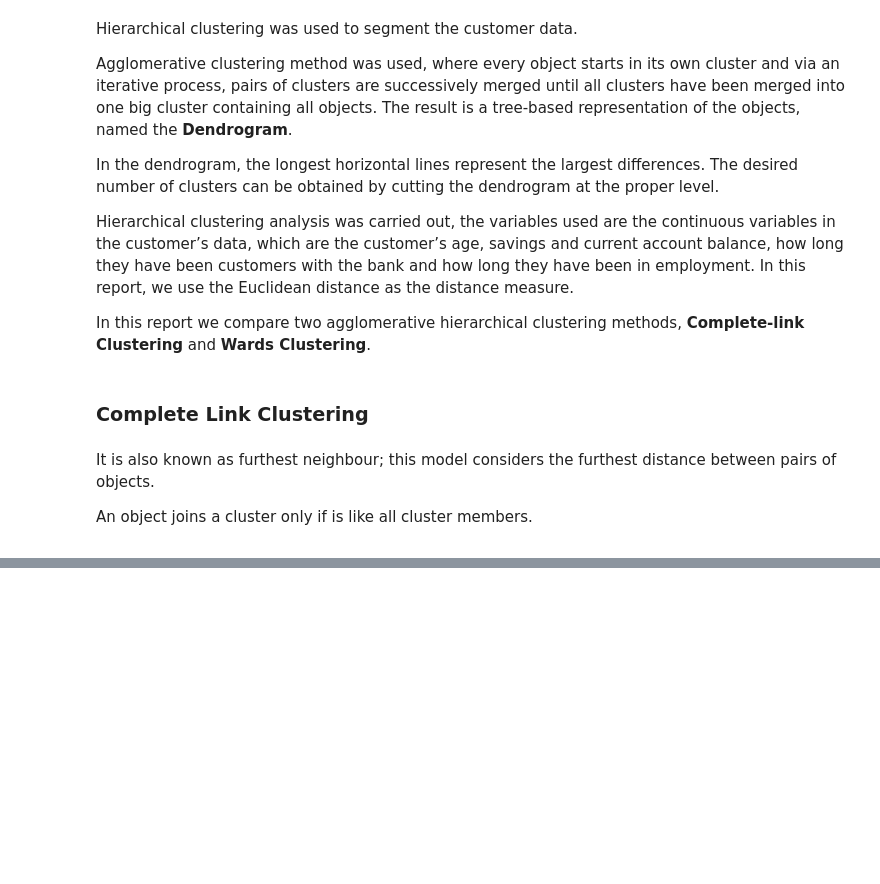
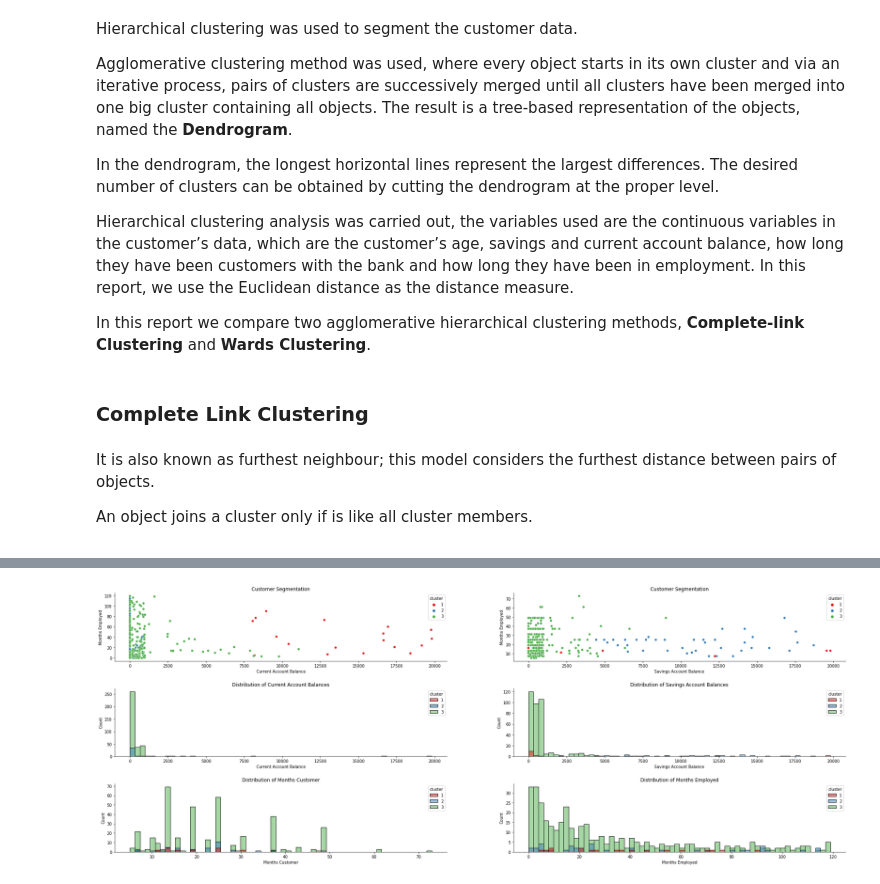
Before and after one commit to ehadsaloF/Customer-Segmentation, a Jupyter notebook: Customer_Segmentation.ipynb, the cells around one changed output, grey strips where cells are left out. Drawn from its saved outputs; the diff is of its cells as text; code cells hidden in the pictures; blank space fills up the shorter version.

```diff
--- a/Customer_Segmentation.ipynb
+++ b/Customer_Segmentation.ipynb
@@ -606,0 +605,18 @@ plt.show()
+# %%
+
+# Cut the dendrogram to obtain the desired number of clusters
+threshold = 6.5
+clusters = fcluster(Z, t=threshold, criterion='distance')
+
+# n_clusters = 5
+# clusters = pd.Series(
+#     pd.cut(
+#         np.arange(X.shape[0]),
+#         n_clusters,
+#         labels=False
+#     )
+# )
+
+# # Add the cluster labels to the original DataFrame
+df['cluster'] = clusters
+print('There are ' + str(len(df['cluster'].value_counts())) + ' clusters')
@@ -606,0 +732,75 @@ plt.show()
+# %%
+# Create a figure with two subplots
+fig, axes = plt.subplots(ncols=2,nrows=3, figsize=(33, 12))
+
+# Create a scatter plot for current account balances by Months Employed
+sns.scatterplot(data=df, x='Current Account', y='Months Employed', hue='cluster', ax = axes[0,0], palette='Set1')
+axes[0,0].set_xlabel('Current Account Balance')
+axes[0,0].set_ylabel('Months Employed')
+axes[0,0].set_title('Customer Segmentation')
+
+
+axes[0,0].spines['top'].set_visible(False)
+axes[0,0].spines['right'].set_visible(False)
+
+# Create a scatter plot for savings account balances by Months Customer
+sns.scatterplot(data=df, x='Savings Account', y='Months Customer', hue='cluster', ax = axes[0,1], palette='Set1')
+axes[0,1].set_xlabel('Savings Account Balance')
+axes[0,1].set_ylabel('Months Employed')
+axes[0,1].set_title('Customer Segmentation')
+
+
+axes[0,1].spines['top'].set_visible(False)
+axes[0,1].spines['right'].set_visible(False)
+
+
+# Create a histogram of current account balances
+sns.histplot(data=df, x='Current Account', bins=60, hue='cluster', ax=axes[1,0], palette = 'Set1')
+axes[1,0].set_title('Distribution of Current Account Balances')
+axes[1,0].set_xlabel('Current Account Balance')
+axes[1,0].set_ylabel('Count')
+
+axes[1,0].spines['top'].set_visible(False)
+axes[1,0].spines['right'].set_visible(False)
+
+
+
+# Create a histogram of Savings Account balances
+sns.histplot(data=df, x='Savings Account', bins=60, hue='cluster', ax=axes[1,1], palette = 'Set1')
+axes[1,1].set_title('Distribution of Savings Account Balances')
+axes[1,1].set_xlabel('Savings Account Balance')
+axes[1,1].set_ylabel('Count')
+
+axes[1,1].spines['top'].set_visible(False)
+axes[1,1].spines['right'].set_visible(False)
+
+
+
+# Create a histogram of Months Customer
+sns.histplot(data=df, x='Months Customer', bins=60, hue='cluster', ax=axes[2,0], palette = 'Set1')
+axes[2,0].set_title('Distribution of Months Customer')
+axes[2,0].set_xlabel('Months Customer')
+axes[2,0].set_ylabel('Count')
+
+axes[2,0].spines['top'].set_visible(False)
+axes[2,0].spines['right'].set_visible(False)
+
+
+# Create a histogram of Months Employed
+sns.histplot(data=df, x='Months Employed', bins=60, hue='cluster', ax=axes[2,1], palette = 'Set1')
+axes[2,1].set_title('Distribution of Months Employed')
+axes[2,1].set_xlabel('Months Employed')
+axes[2,1].set_ylabel('Count')
+
+axes[2,1].spines['top'].set_visible(False)
+axes[2,1].spines['right'].set_visible(False)
+
+
+
+# Adjust the layout
+plt.subplots_adjust(hspace=0.4)
+
+
+plt.show()
+# %% [output]
+[figure, added]
```
Also changed, not shown: parts of 27 cells of this notebook.
